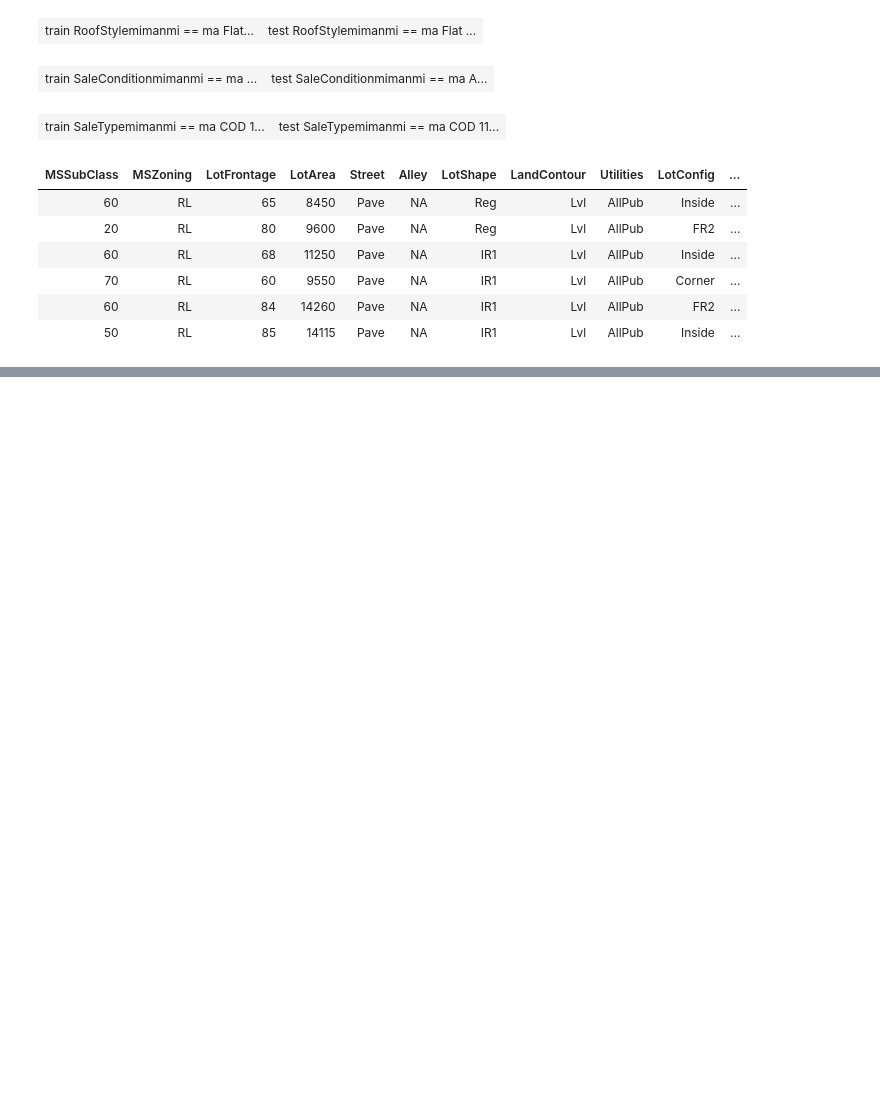
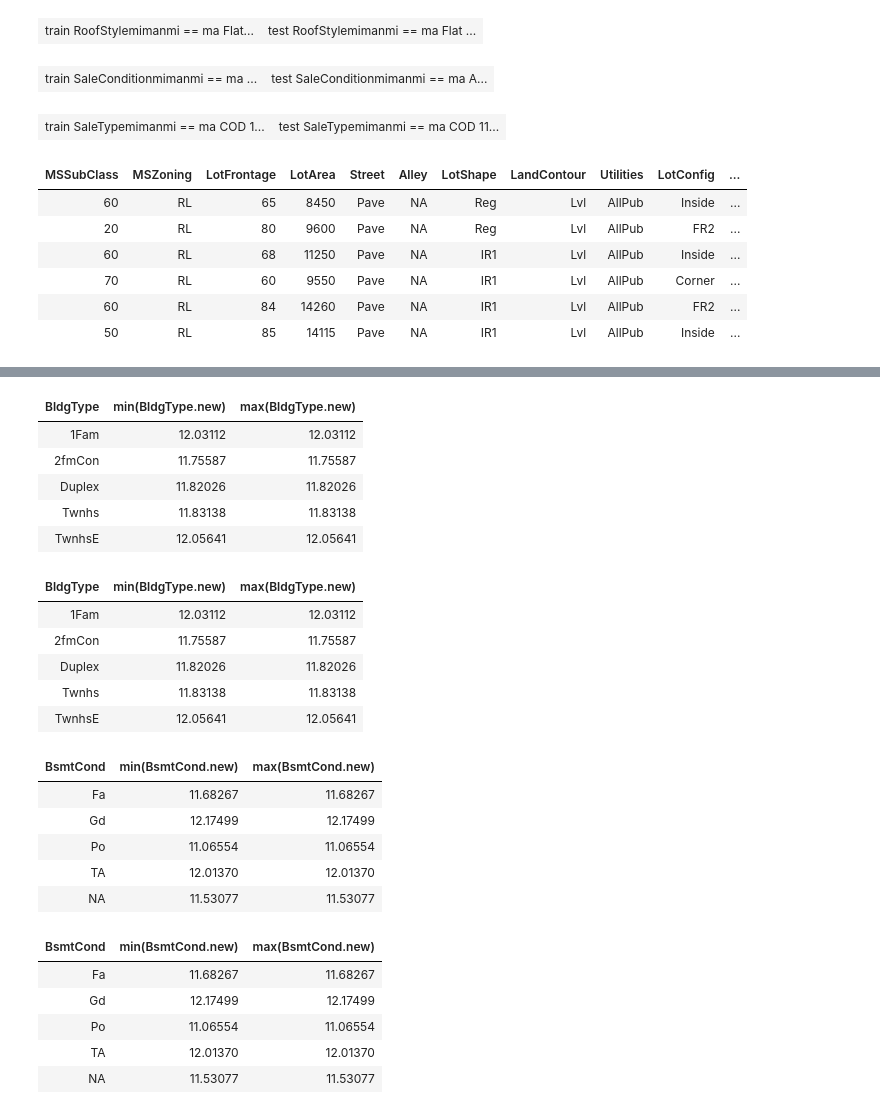
Before and after one commit to MatrixNorm/kaggle, a Jupyter notebook: house-prices/R/notebooks/char_to_numeric_1.ipynb, the cells around one changed output, grey strips where cells are left out. Cells and saved outputs as stored; diff of their text form; code cells hidden in the pictures; blank space fills up the shorter version.

```diff
--- a/house-prices/R/notebooks/char_to_numeric_1.ipynb
+++ b/house-prices/R/notebooks/char_to_numeric_1.ipynb
@@ -254,0 +315,49 @@ ERROR: Error in UseMethod("group_by_"): no applicable method for 'group_by_' app
+# %%
+source('main.R')
+
+xxx <- function (df.train, df.test) {
+    reduced.train.df <- df.train
+    reduced.test.df <- df.test
+    for (f in kaggle.house$trans$type2TransContainer) {
+        res <- f(reduced.train.df)
+        reduced.train.df <- res$df.new
+        reduced.test.df <- res$testsetTransformator(reduced.test.df)
+    }
+    list(df.train.new=reduced.train.df, df.test.new=reduced.test.df)
+}
+
+res <- xxx(df.training.bad.na.fixed, df.testing.bad.na.fixed)
+
+df.train.new <- res$df.train.new
+df.test.new <- res$df.test.new
+# %%
+df.train.new %>% group_by(BldgType) %>% summarise(min(BldgType.new), max(BldgType.new))
+df.test.new %>% group_by(BldgType) %>% summarise(min(BldgType.new), max(BldgType.new))
+
+df.train.new %>% group_by(BsmtCond) %>% summarise(min(BsmtCond.new), max(BsmtCond.new))
+df.test.new %>% group_by(BsmtCond) %>% summarise(min(BsmtCond.new), max(BsmtCond.new))
+# %% [output]
+| BldgType | min(BldgType.new) | max(BldgType.new) |
+| 1Fam | 12.03112 | 12.03112 |
+| 2fmCon | 11.75587 | 11.75587 |
+| Duplex | 11.82026 | 11.82026 |
+| Twnhs | 11.83138 | 11.83138 |
+| TwnhsE | 12.05641 | 12.05641 |
+| BldgType | min(BldgType.new) | max(BldgType.new) |
+| 1Fam | 12.03112 | 12.03112 |
+| 2fmCon | 11.75587 | 11.75587 |
+| Duplex | 11.82026 | 11.82026 |
+| Twnhs | 11.83138 | 11.83138 |
+| TwnhsE | 12.05641 | 12.05641 |
+| BsmtCond | min(BsmtCond.new) | max(BsmtCond.new) |
+| Fa | 11.68267 | 11.68267 |
+| Gd | 12.17499 | 12.17499 |
+| Po | 11.06554 | 11.06554 |
+| TA | 12.01370 | 12.01370 |
+| NA | 11.53077 | 11.53077 |
+| BsmtCond | min(BsmtCond.new) | max(BsmtCond.new) |
+| Fa | 11.68267 | 11.68267 |
+| Gd | 12.17499 | 12.17499 |
+| Po | 11.06554 | 11.06554 |
+| TA | 12.01370 | 12.01370 |
+| NA | 11.53077 | 11.53077 |
```
Also changed, not shown: parts of 3 cells of this notebook, 1 other file.
